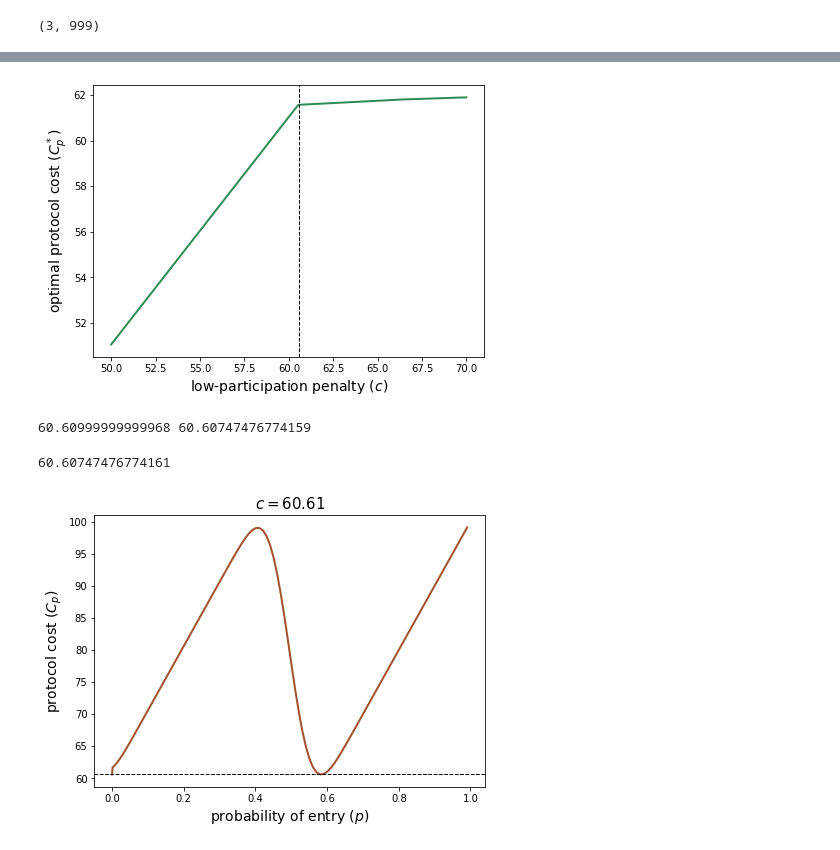
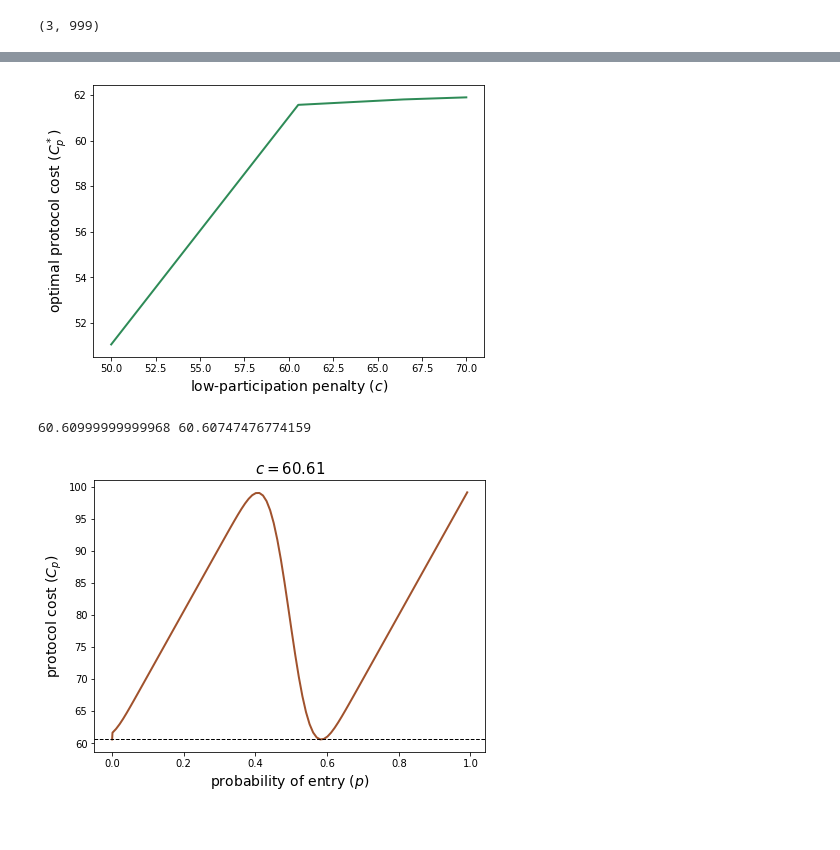
Before and after one commit to michaelneuder/continued-participation, a Jupyter notebook: copar.ipynb, the cells around one changed output, grey strips where cells are left out. Saved outputs shown, nothing was run; the diff lists cells and outputs as text; code cells hidden in the pictures.

```diff
--- a/copar.ipynb
+++ b/copar.ipynb
@@ -240,16 +240,16 @@ optps, optcosts = np.array(optps), np.array(optcosts)
 # %%
 f, ax = plt.subplots(figsize=(7,5))
 
 ax.plot(cs, optcosts, linewidth=2, color='seagreen')
-ax.axvline(60.6, linewidth=1, color='k', linestyle='--')
+# ax.axvline(60.6, linewidth=1, color='k', linestyle='--')
 
 ax.set_xlabel(r'low-participation penalty ($c$)', size=14)
 ax.set_ylabel(r'optimal protocol cost ($C_p^*$)', size=14)
 
 plt.savefig('out.png', facecolor='white', dpi=200, bbox_inches='tight')
 plt.show()
 # %% [output]
-[figure, old version]
+[figure, new version]
 # %%
 def protocolObjective(n, p, c):
     k = int(np.ceil(n/2))
@@ -271,10 +271,6 @@ for c in cs:
 60.60999999999968 60.60747476774159
 # %%
 indiff = [protocolObjective(n=100, p=p, c=60.61) for p in ps]
-# %%
-protocolObjective(n=100, p=p, c=60.61)
-# %% [output]
-60.60747476774161
 # %%
 f, ax = plt.subplots(figsize=(7,5))
 
```
Also changed, not shown: parts of 16 cells of this notebook, 1 other file.
